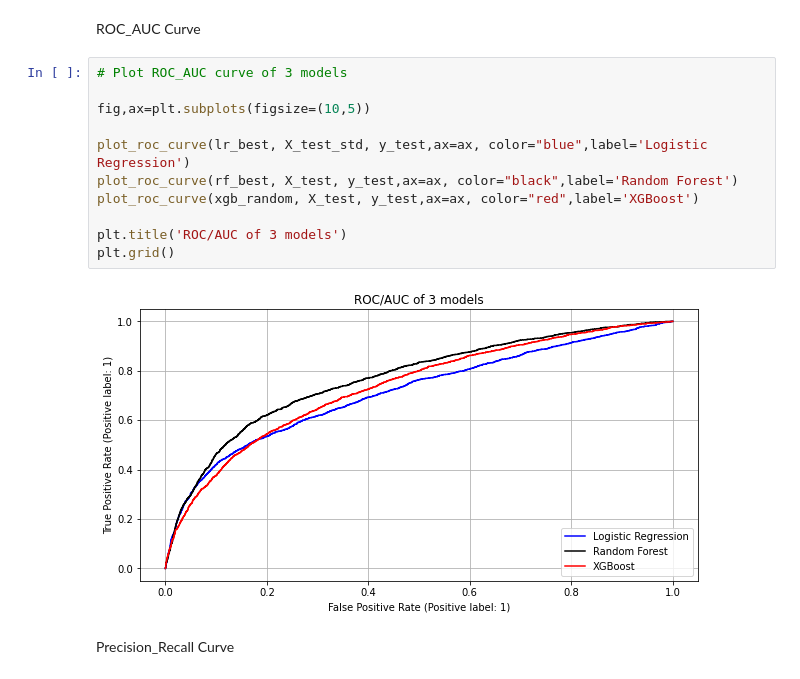
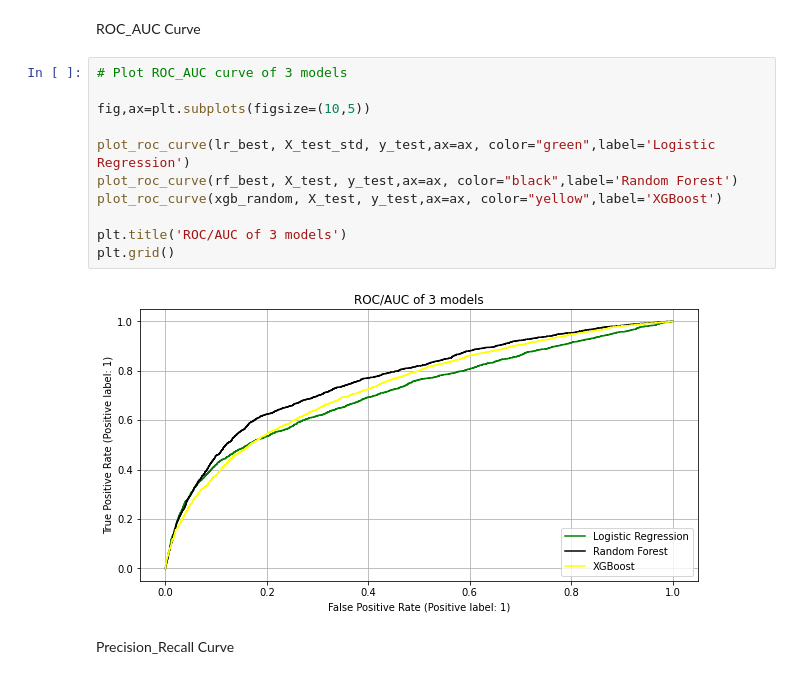
Before and after one commit to rohitrv8922/credit_card_fraud, a Jupyter notebook: RoCredit_Card_Default_Prediction_Capstone_Project.ipynb, the cells around one changed output. Cells and saved outputs as stored; diff of their text form.

```diff
--- a/RoCredit_Card_Default_Prediction_Capstone_Project.ipynb
+++ b/RoCredit_Card_Default_Prediction_Capstone_Project.ipynb
@@ -1382,16 +1382,16 @@ ROC_AUC Curve
 # %%
 # Plot ROC_AUC curve of 3 models
 
 fig,ax=plt.subplots(figsize=(10,5))
 
-plot_roc_curve(lr_best, X_test_std, y_test,ax=ax, color="blue",label='Logistic Regression')
+plot_roc_curve(lr_best, X_test_std, y_test,ax=ax, color="green",label='Logistic Regression')
 plot_roc_curve(rf_best, X_test, y_test,ax=ax, color="black",label='Random Forest')
-plot_roc_curve(xgb_random, X_test, y_test,ax=ax, color="red",label='XGBoost')
+plot_roc_curve(xgb_random, X_test, y_test,ax=ax, color="yellow",label='XGBoost')
 
 plt.title('ROC/AUC of 3 models')
 plt.grid()
 # %% [output]
-[figure, old version]
+[figure, new version]
 # %% [markdown]
 Precision_Recall Curve
 # %% [markdown]
```
Also changed, not shown: parts of 9 cells of this notebook.
